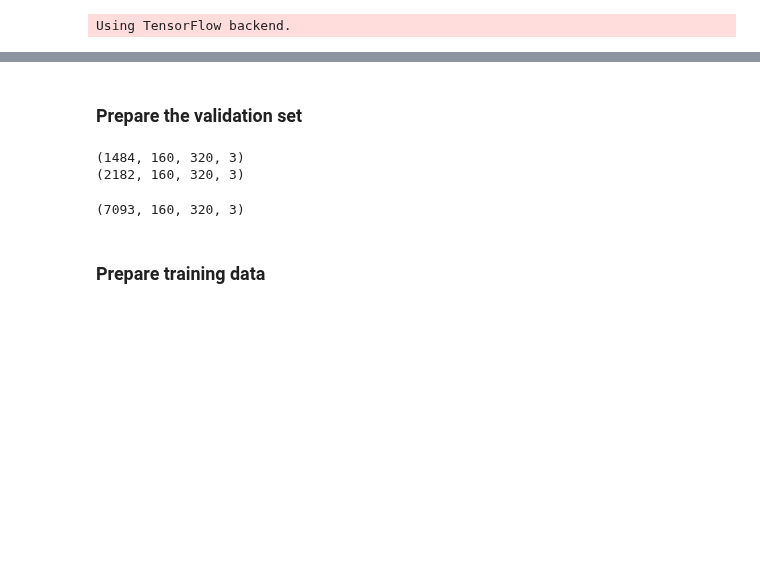
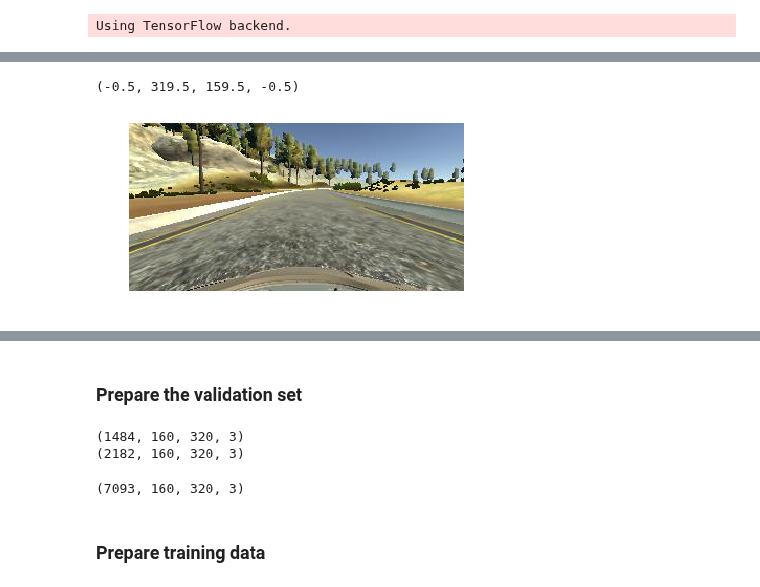
Before and after one commit to trimcao/sdcnd-p3-end-to-end-driving, a Jupyter notebook: train_model.ipynb, the cells around one changed output, grey strips where cells are left out. Saved outputs shown, nothing was run; the diff lists cells and outputs as text; code cells hidden in the pictures; blank space fills up the shorter version.

```diff
--- a/train_model.ipynb
+++ b/train_model.ipynb
@@ -96,0 +106,6 @@ def get_data_sides(path, correction=0.3, only_Y=False):
+# %%
+plt.imshow(np.fliplr(img_center))
+plt.axis('off')
+# %% [output]
+(-0.5, 319.5, 159.5, -0.5)
+[figure, added]
```
Also changed, not shown: parts of 4 cells of this notebook, 2 other files.
